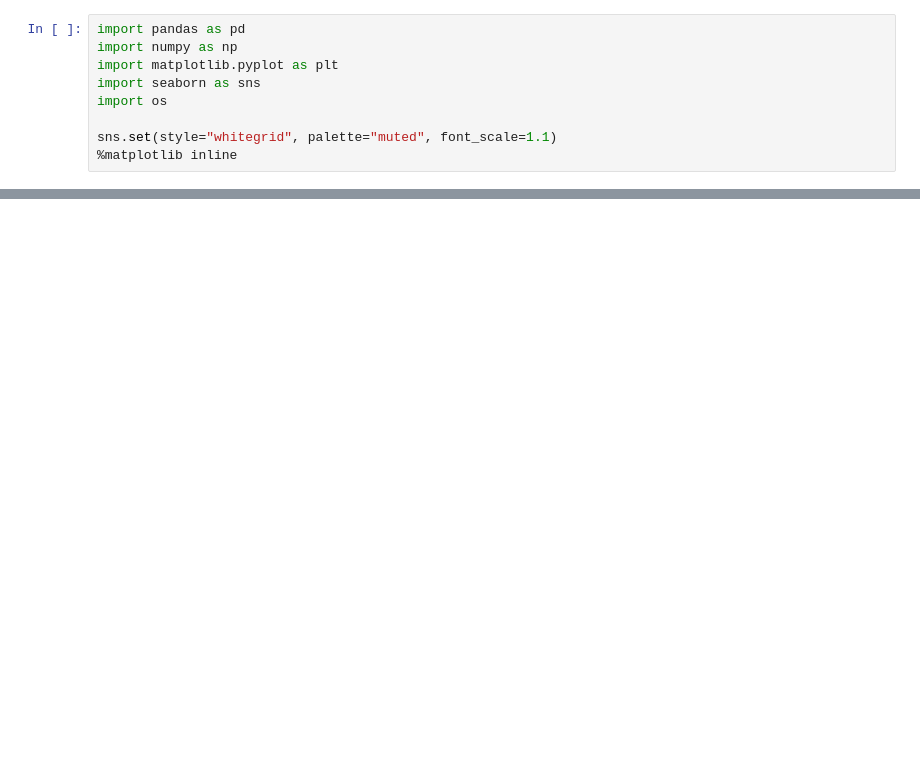
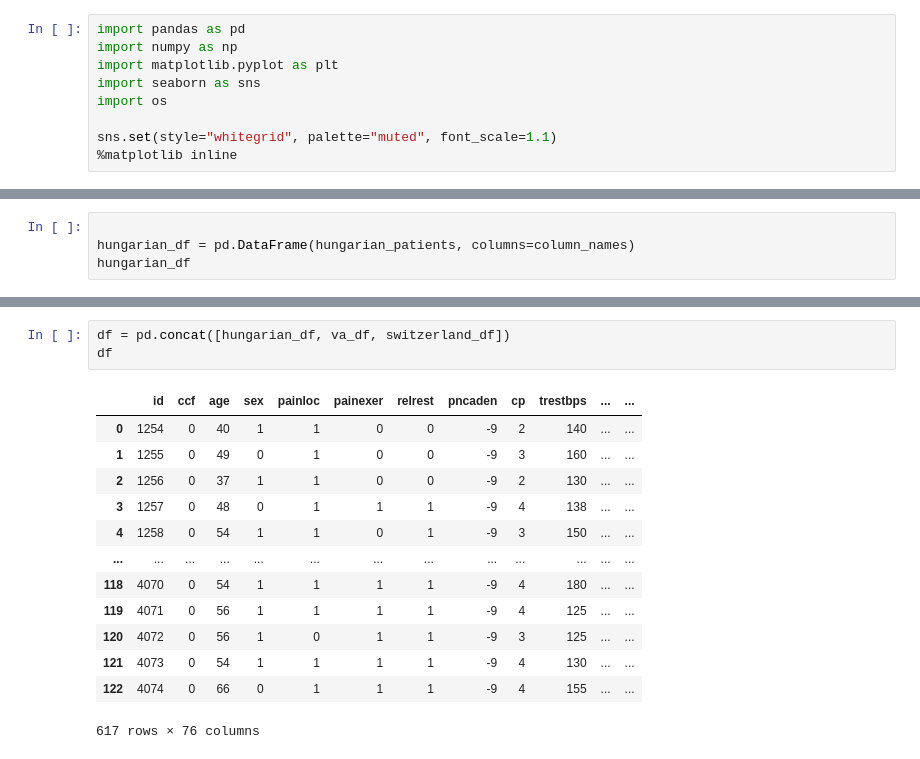
Before and after one commit to Hukeut/medical-data-exploration, a Jupyter notebook: notebooks/cleaning_data.ipynb, the cells around one changed output, grey strips where cells are left out. Drawn from its saved outputs; the diff is of its cells as text; blank space fills up the shorter version.

```diff
--- a/notebooks/cleaning_data.ipynb
+++ b/notebooks/cleaning_data.ipynb
@@ -62,0 +59,4 @@ for line in lines:
+# %%
+
+hungarian_df = pd.DataFrame(hungarian_patients, columns=column_names)
+hungarian_df
@@ -90,0 +111,17 @@ hungarian_df
+# %%
+df = pd.concat([hungarian_df, va_df, switzerland_df])
+df
+# %% [output]
+|  | id | ccf | age | sex | painloc | painexer | relrest | pncaden | cp | trestbps | ... | ... |
+| 0 | 1254 | 0 | 40 | 1 | 1 | 0 | 0 | -9 | 2 | 140 | ... | ... |
+| 1 | 1255 | 0 | 49 | 0 | 1 | 0 | 0 | -9 | 3 | 160 | ... | ... |
+| 2 | 1256 | 0 | 37 | 1 | 1 | 0 | 0 | -9 | 2 | 130 | ... | ... |
+| 3 | 1257 | 0 | 48 | 0 | 1 | 1 | 1 | -9 | 4 | 138 | ... | ... |
+| 4 | 1258 | 0 | 54 | 1 | 1 | 0 | 1 | -9 | 3 | 150 | ... | ... |
+| ... | ... | ... | ... | ... | ... | ... | ... | ... | ... | ... | ... | ... |
+| 118 | 4070 | 0 | 54 | 1 | 1 | 1 | 1 | -9 | 4 | 180 | ... | ... |
+| 119 | 4071 | 0 | 56 | 1 | 1 | 1 | 1 | -9 | 4 | 125 | ... | ... |
+| 120 | 4072 | 0 | 56 | 1 | 0 | 1 | 1 | -9 | 3 | 125 | ... | ... |
+| 121 | 4073 | 0 | 54 | 1 | 1 | 1 | 1 | -9 | 4 | 130 | ... | ... |
+| 122 | 4074 | 0 | 66 | 0 | 1 | 1 | 1 | -9 | 4 | 155 | ... | ... |
+617 rows × 76 columns
```
Also changed, not shown: parts of 23 cells of this notebook.
